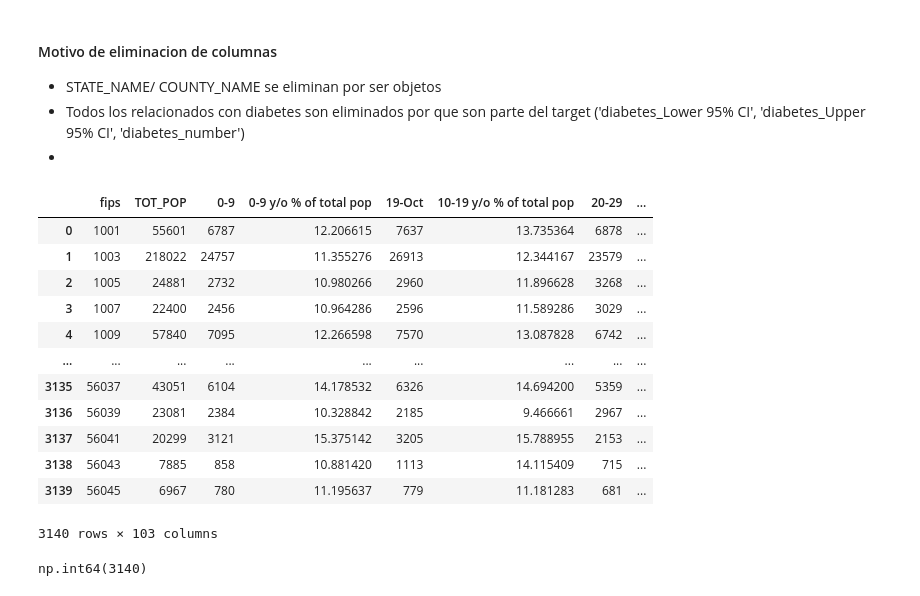
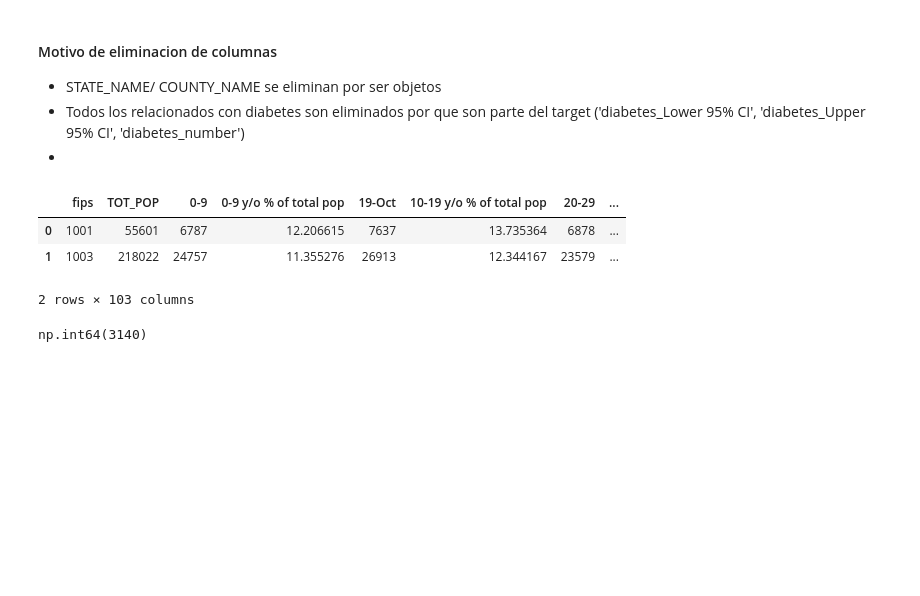
Before and after one commit to 4GeeksAcademy/ViceVareles_Bea_Intro_ML, a Jupyter notebook: src/03-linear-regression-reg.ipynb, the cells around one changed output. Drawn from its saved outputs; the diff is of its cells as text; code cells hidden in the pictures; blank space fills up the shorter version.

```diff
--- a/src/03-linear-regression-reg.ipynb
+++ b/src/03-linear-regression-reg.ipynb
@@ -116,21 +246,13 @@ demografic_data_clean = demografic_data.copy()
 -
 # %%
 cols_to_drop = ['STATE_NAME', 'COUNTY_NAME', 'diabetes_Lower 95% CI', 'diabetes_Upper 95% CI', 'diabetes_number']
-demografic_data_clean.drop(columns=cols_to_drop)
+demografic_data_clean.drop(columns=cols_to_drop, inplace=True)
+demografic_data_clean.head(2)
 # %% [output]
 |  | fips | TOT_POP | 0-9 | 0-9 y/o % of total pop | 19-Oct | 10-19 y/o % of total pop | 20-29 | ... |
 | 0 | 1001 | 55601 | 6787 | 12.206615 | 7637 | 13.735364 | 6878 | ... |
 | 1 | 1003 | 218022 | 24757 | 11.355276 | 26913 | 12.344167 | 23579 | ... |
-| 2 | 1005 | 24881 | 2732 | 10.980266 | 2960 | 11.896628 | 3268 | ... |
-| 3 | 1007 | 22400 | 2456 | 10.964286 | 2596 | 11.589286 | 3029 | ... |
-| 4 | 1009 | 57840 | 7095 | 12.266598 | 7570 | 13.087828 | 6742 | ... |
-| ... | ... | ... | ... | ... | ... | ... | ... | ... |
-| 3135 | 56037 | 43051 | 6104 | 14.178532 | 6326 | 14.694200 | 5359 | ... |
-| 3136 | 56039 | 23081 | 2384 | 10.328842 | 2185 | 9.466661 | 2967 | ... |
-| 3137 | 56041 | 20299 | 3121 | 15.375142 | 3205 | 15.788955 | 2153 | ... |
-| 3138 | 56043 | 7885 | 858 | 10.881420 | 1113 | 14.115409 | 715 | ... |
-| 3139 | 56045 | 6967 | 780 | 11.195637 | 779 | 11.181283 | 681 | ... |
-3140 rows × 103 columns
+2 rows × 103 columns
 # %%
 demografic_data_clean['diabetes_prevalence'].notnull().sum()
 # %% [output]
```
Also changed, not shown: parts of 26 cells of this notebook, 2 other files.
